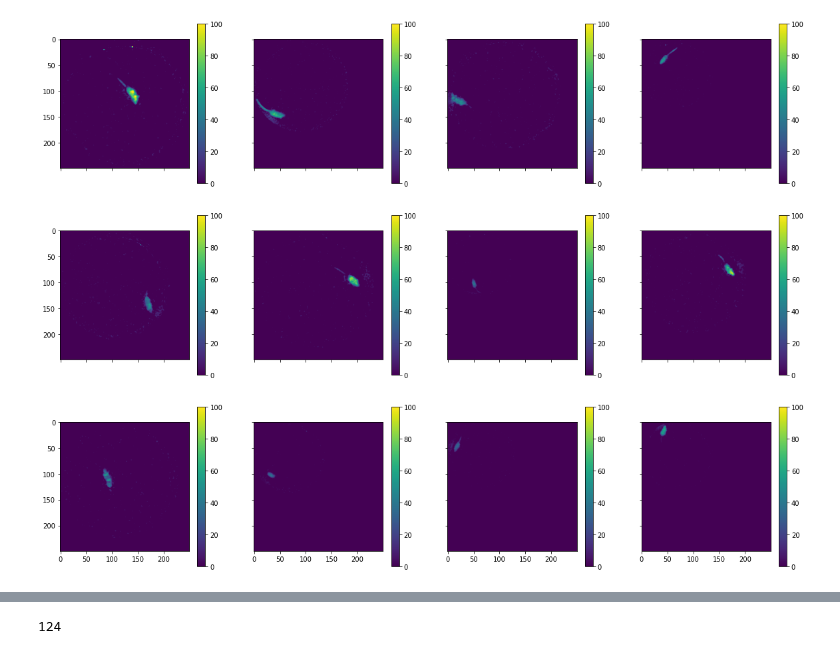
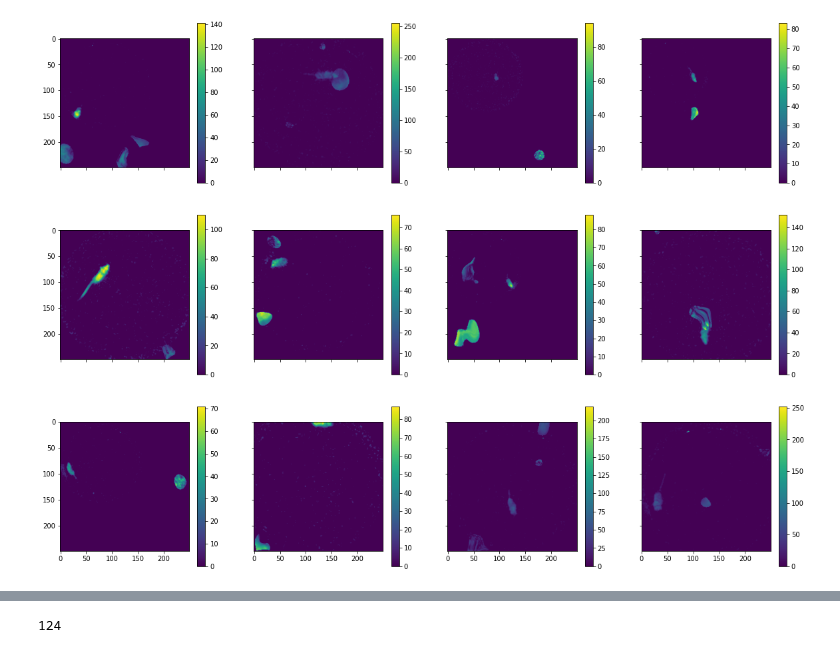
Before and after one commit to tischfieldlab/moseq2-detectron-extract, a Jupyter notebook: notebooks/Augmentations.ipynb, the cells around one changed output, grey strips where cells are left out. Saved outputs shown, nothing was run; the diff lists cells and outputs as text; code cells hidden in the pictures.

```diff
--- a/notebooks/Augmentations.ipynb
+++ b/notebooks/Augmentations.ipynb
@@ -63,7 +72,7 @@ FileNotFoundError: [Errno 2] No such file or directory: 'C:\\Users\\thackray\\gi
 augs = [
     ScaleAugmentation(0.5, 1.2, 250, 250),
     FixedSizeCrop((250, 250), pad=True, pad_value=0),
-    ParticleNoiseAugmentation()
+    ParticleNoiseAugmentation(always_apply=True)
     #RandomRotation([0, 360], expand=True, sample_style='range'),
     #RandomBrightness(0.8, 1.2),
     #RandomContrast(0.8, 1.2),
@@ -95,16 +99,16 @@ items = list(itertools.islice(loader, 1))[0]
 # %%
 num_images = cfg.SOLVER.IMS_PER_BATCH
 vmin = 0
-vmax = 100
+vmax = None
 
 fig, axs = plt.subplots(3, num_images // 3, figsize=(20,15), sharex=True, sharey=True)
 axs = list(itertools.chain(*axs))
 
 for i, data in enumerate(items):
     im = axs[i].imshow(np.squeeze(data['image'].numpy()), vmin=vmin, vmax=vmax)
     plt.colorbar(im, ax=axs[i])
 # %% [output]
-[figure, old version]
+[figure, new version]
 # %%
 items
 # %% [output]
```
Also changed, not shown: parts of 4 cells of this notebook, 2 other files.
